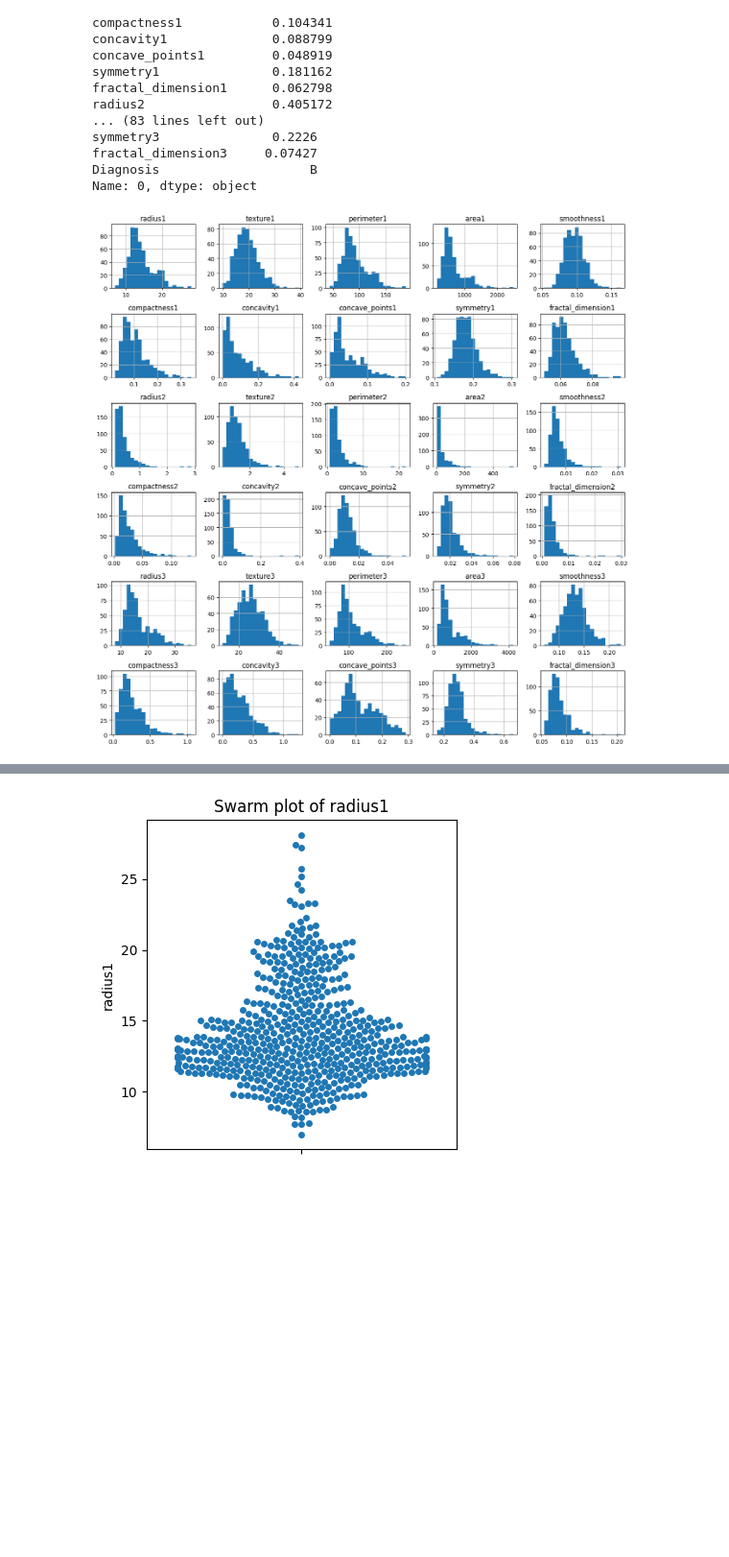
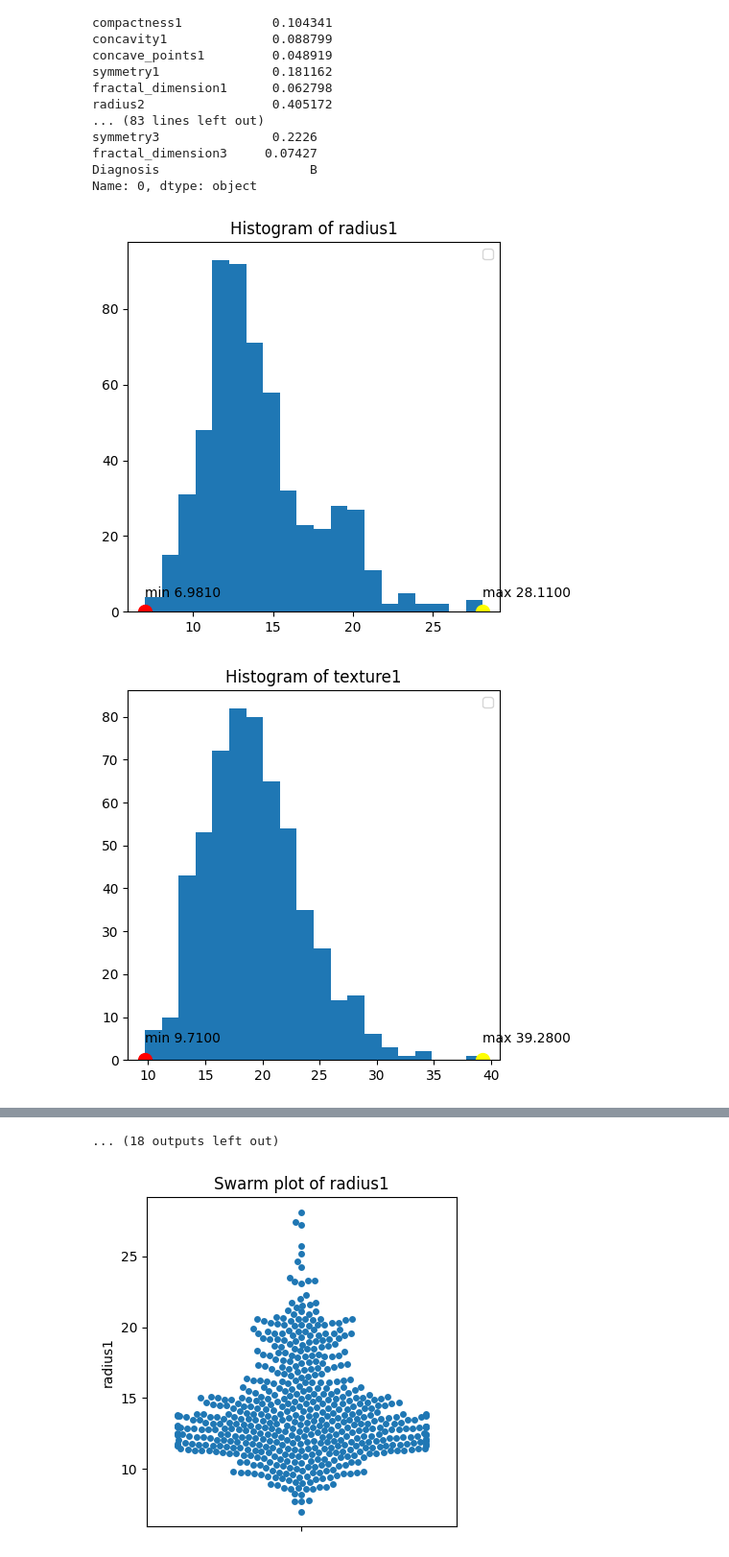
Before and after one commit to Jbaner/Module-B-semester-2, a Jupyter notebook: Week4.ipynb, the cells around one changed output, grey strips where cells are left out. Shown at 96% size. Saved outputs shown, nothing was run; the diff lists cells and outputs as text; code cells hidden in the pictures; blank space fills up the shorter version.

```diff
--- a/Week4.ipynb
+++ b/Week4.ipynb
@@ -187,12 +186,26 @@ Name: 0, dtype: object
 # %%
 #Draw histograms for each feature or column
 import matplotlib.pyplot as plt
 
 #selecting numeric columns for histogram
 numeric_only=df_BreastCancer_2.select_dtypes(include="number")
 
-numeric_only.hist(bins=20,figsize=(13,13))
-plt.tight_layout()
-plt.show()
+for c in numeric_only.columns:
+  plt.figure(figsize=(5,5))
+  plt.hist(numeric_only[c],bins=20)
+  min_val=numeric_only[c].min()
+  max_val=numeric_only[c].max()
+  #show min
+  plt.scatter(numeric_only[c].min(),0,color="red",s=100)
+  plt.text(min_val,4,f"min {min_val:.4f}",color="black")
+   #show max
+  plt.scatter(numeric_only[c].max(),0,color="yellow",s=100)
+  plt.text(max_val,4,f"max {max_val:.4f}",color="black")
+
+  plt.title(f"Histogram of {c}")
+  plt.tight_layout
+  plt.legend()
+  plt.show()
 # %% [output]
-[figure, old version]
+[figure, new version]
+[figure, added]
@@ -199,3 +222,4 @@ plt.show()
+... (18 outputs left out)
 # %%
 #Draw histogram variants for each feature or column
 #Swarm plot
```
Also changed, not shown: parts of 5 cells of this notebook.
